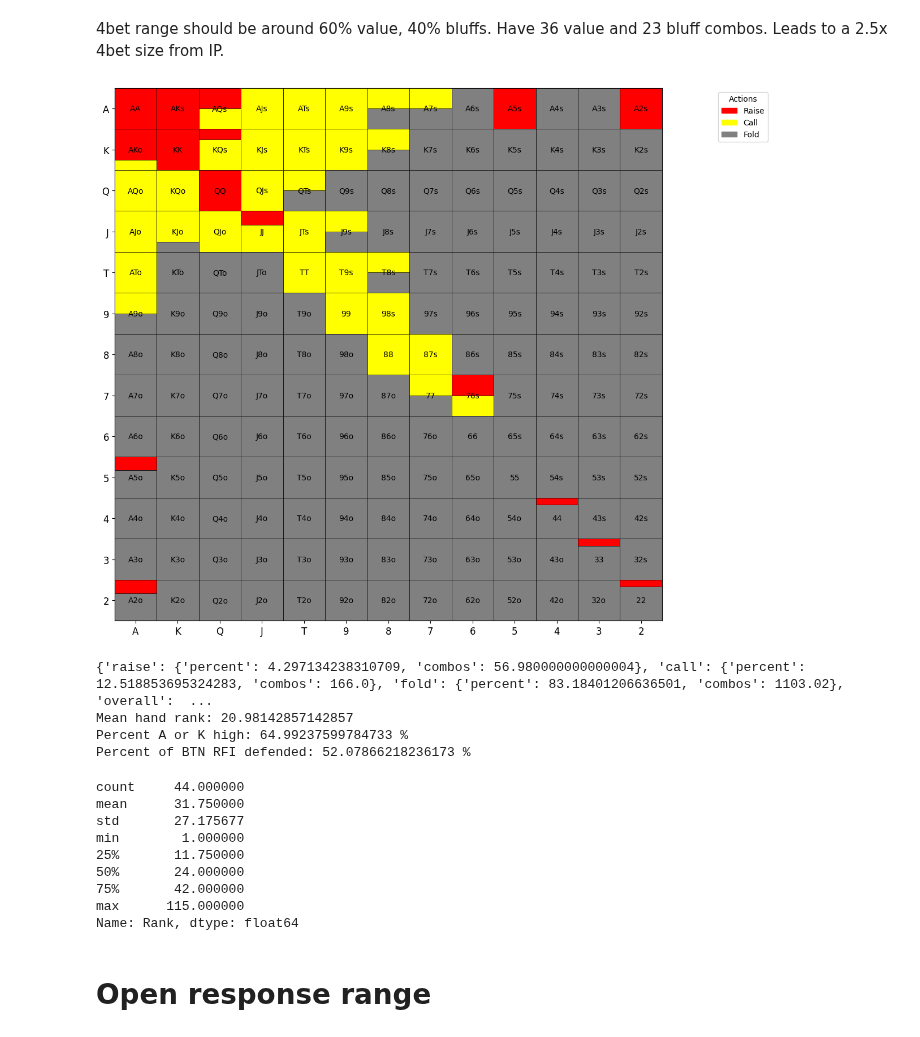
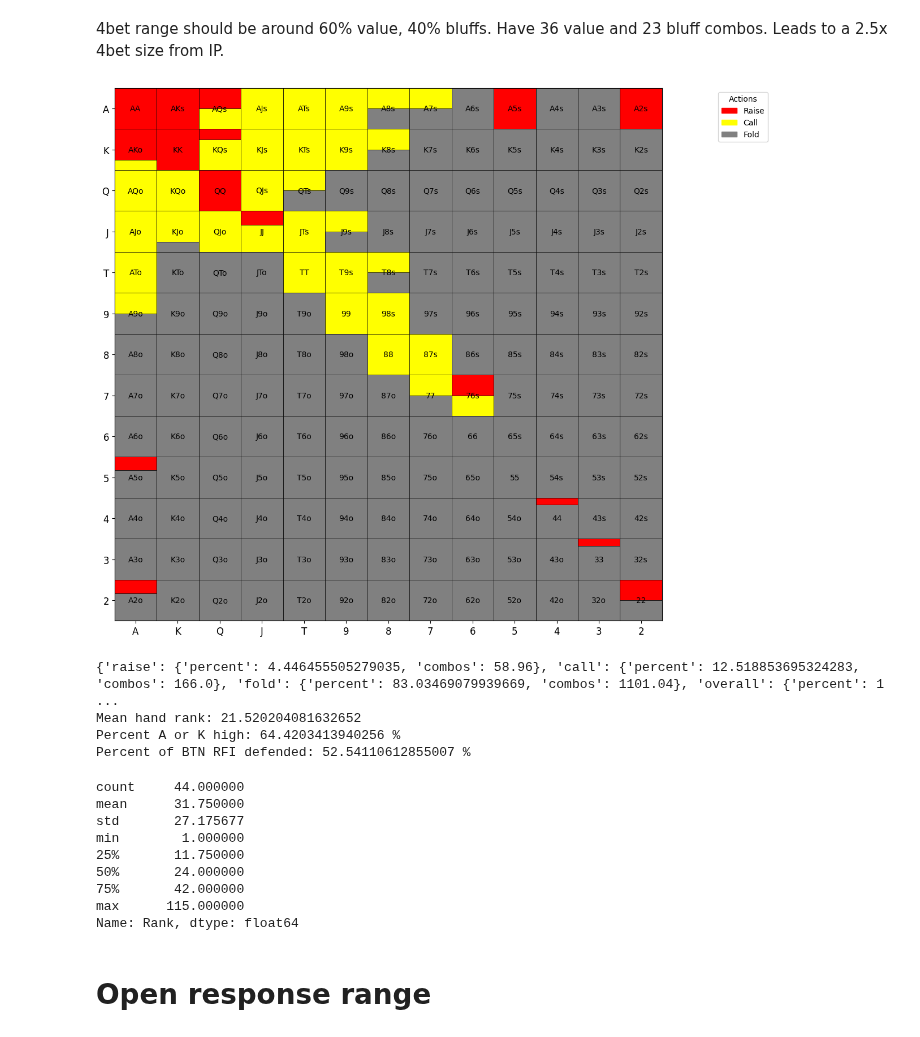
Before and after one commit to KunaalAgarwal/poker_analysis, a Jupyter notebook: src/btn_ranges.ipynb, the cells around one changed output. Cells and saved outputs as stored; diff of their text form; code cells hidden in the pictures.

```diff
--- a/src/btn_ranges.ipynb
+++ b/src/btn_ranges.ipynb
@@ -164,7 +164,7 @@ response_3bet_range = {
     # 4bet bluff (unblocks AA, KK, QQ, JJ), can beat AK, AQ, high pressure on middling pairs
     "44": {"raise": 0.17, "call": 0.0},
     "33": {"raise": 0.17, "call": 0.0},
-    "22": {"raise": 0.17, "call": 0.0},
+    "22": {"raise": 0.5, "call": 0.0},
 
     "AKs": {"raise": 1.0, "call": 0.0},
     "AQs": {"raise": 0.5, "call": 0.5},
@@ -216,38 +216,38 @@ response_3bet_range = {
     "T9s": {"raise": 0.0, "call": 1.0},
     "T8s": {"raise": 0.0, "call": 0.5},
 
     "98s": {"raise": 0.0, "call": 1.0},
     "97s": {"raise": 0.0, "call": 0.0},
 
     "87s": {"raise": 0.0, "call": 1.0},
     "86s": {"raise": 0.0, "call": 0.0},
 
     "76s": {"raise": 0.5, "call": 0.5},
     "75s": {"raise": 0.0, "call": 0.0},
 
     "65s": {"raise": 0.0, "call": 0.0},
 }
 # Visualize the range
 response_3bet = range_construction.generate_range(response_3bet_range, '../ranges/btn_ranges/btn_3!response')
 response_3bet_distribution = range_construction.range_hand_distribution(response_3bet_range)
 response_3bet_percent_by_actions = range_construction.range_percent_by_all_actions(response_3bet_range)
 response_3bet_mean_hand_rank = range_construction.average_range_rank(response_3bet_range)
 
 defended_rfi = 100*response_3bet_percent_by_actions['overall']['combos'] / rfi_percent_by_actions['overall']['combos']
 
 print(response_3bet_percent_by_actions)
 print(f'Mean hand rank: {response_3bet_mean_hand_rank}')
 print(f'Percent A or K high: {range_construction.percent_range_high_card(response_3bet_range)} %')
 print(f'Percent of BTN RFI defended: {defended_rfi} %')
 
 response_3bet_distribution[1].to_csv('../ranges/btn_ranges/btn_3bet_response_distribution.csv')
 response_3bet_distribution[0]
 # %% [output]
-[figure, old version]
+[figure, new version]
-{'raise': {'percent': 4.297134238310709, 'combos': 56.980000000000004}, 'call': {'percent': 12.518853695324283, 'combos': 166.0}, 'fold': {'percent': 83.18401206636501, 'combos': 1103.02}, 'overall':  ...
-Mean hand rank: 20.98142857142857
-Percent A or K high: 64.99237599784733 %
-Percent of BTN RFI defended: 52.07866218236173 %
+{'raise': {'percent': 4.446455505279035, 'combos': 58.96}, 'call': {'percent': 12.518853695324283, 'combos': 166.0}, 'fold': {'percent': 83.03469079939669, 'combos': 1101.04}, 'overall': {'percent': 1 ...
+Mean hand rank: 21.520204081632652
+Percent A or K high: 64.4203413940256 %
+Percent of BTN RFI defended: 52.54110612855007 %
 count     44.000000
 mean      31.750000
 std       27.175677
```
Also changed, not shown: 14 other files.
